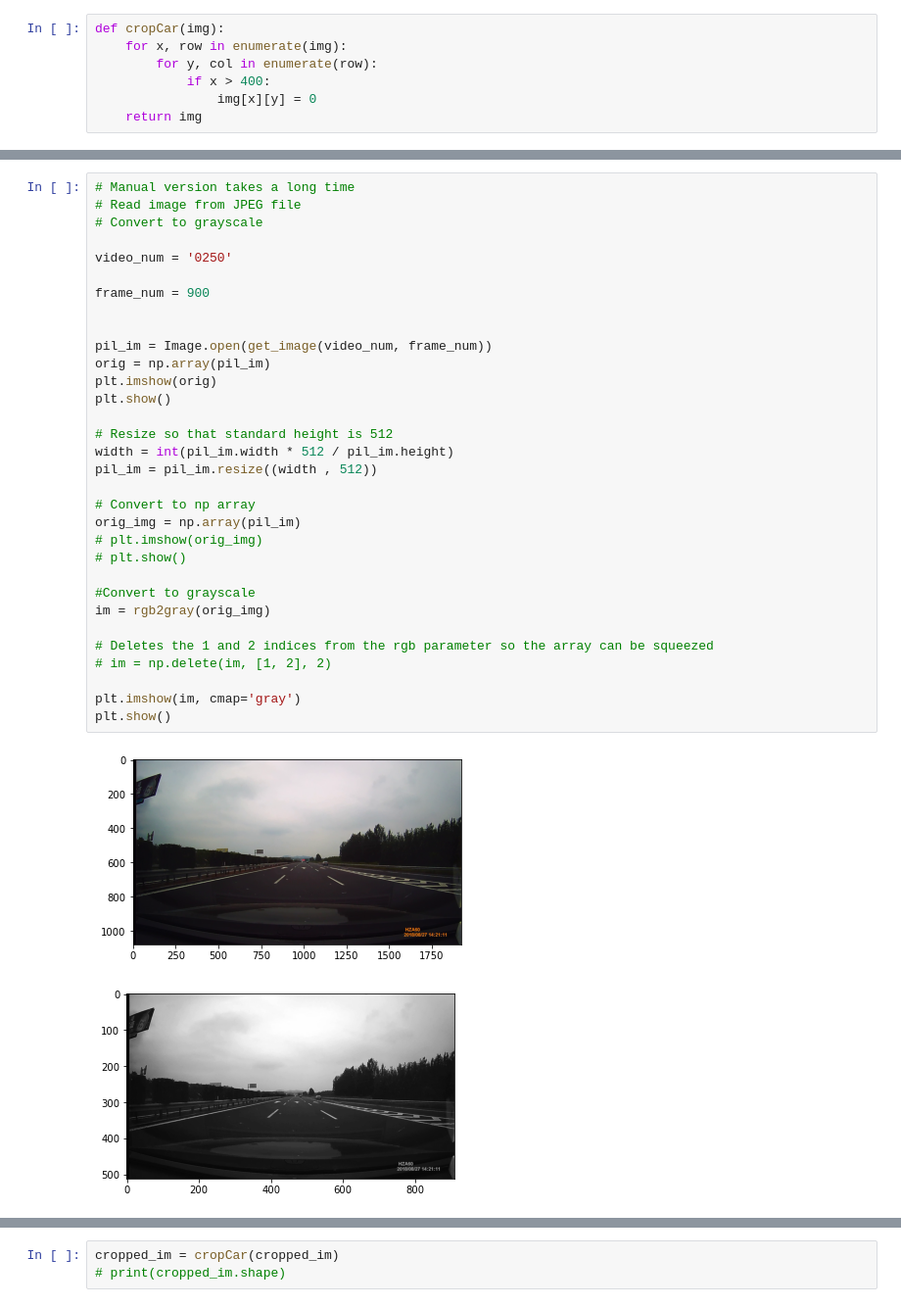
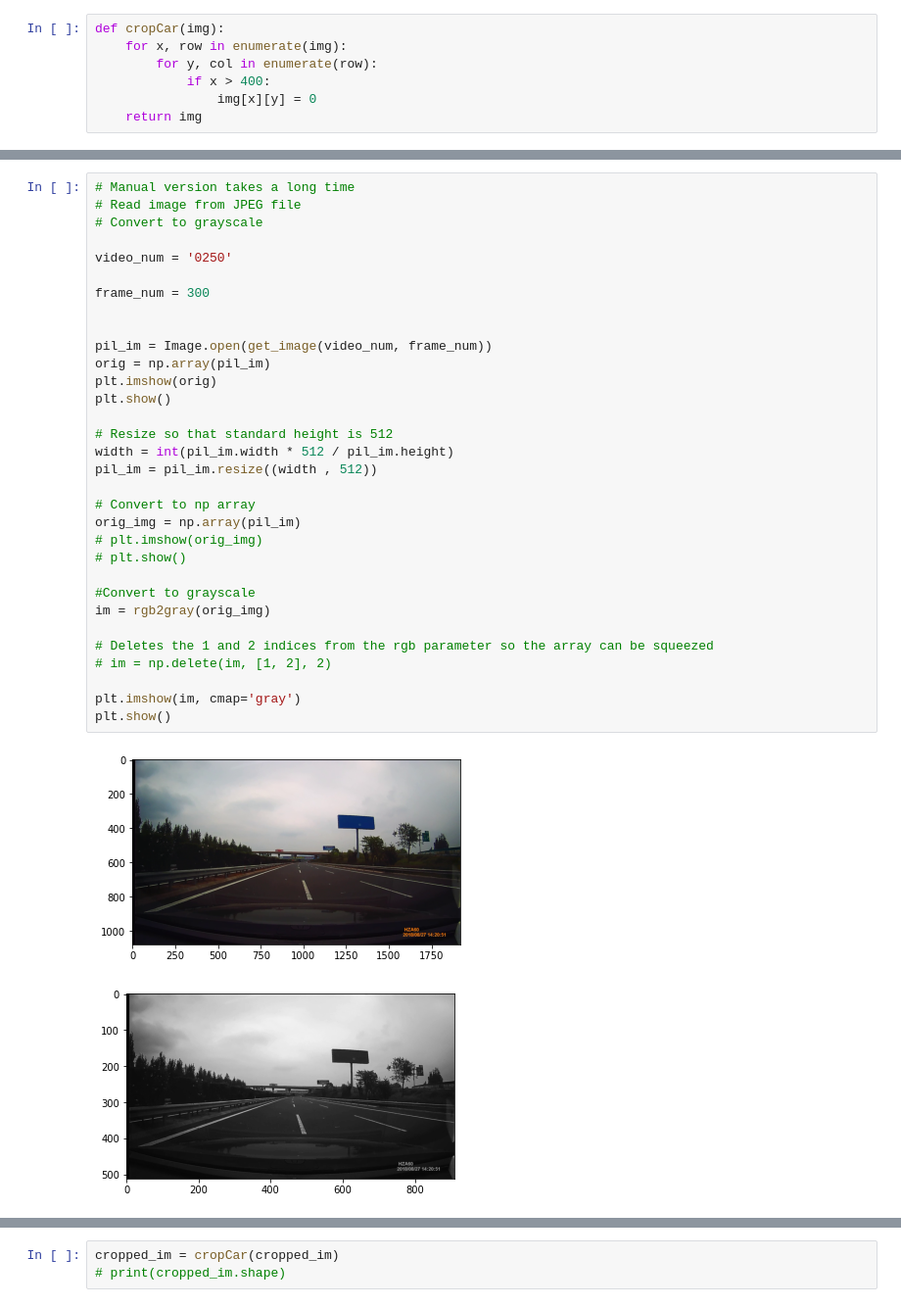
Before and after one commit to Beepbloop/lane_detection, a Jupyter notebook: Full_Pipline.ipynb, the cells around one changed output, grey strips where cells are left out. Shown at 98% size. Drawn from its saved outputs; the diff is of its cells as text.

```diff
--- a/Full_Pipline.ipynb
+++ b/Full_Pipline.ipynb
@@ -60,36 +142,36 @@ def cropCar(img):
 # Read image from JPEG file
 # Convert to grayscale
 
 video_num = '0250'
 
-frame_num = 900
+frame_num = 300
 
 
 pil_im = Image.open(get_image(video_num, frame_num))
 orig = np.array(pil_im)
 plt.imshow(orig)
 plt.show()
 
 # Resize so that standard height is 512
 width = int(pil_im.width * 512 / pil_im.height)
 pil_im = pil_im.resize((width , 512))
 
 # Convert to np array
 orig_img = np.array(pil_im)
 # plt.imshow(orig_img)
 # plt.show()
 
 #Convert to grayscale
 im = rgb2gray(orig_img)
 
 # Deletes the 1 and 2 indices from the rgb parameter so the array can be squeezed
 # im = np.delete(im, [1, 2], 2)
 
 plt.imshow(im, cmap='gray')
 plt.show()
 # %% [output]
-[figure, old version]
+[figure, new version]
-[figure, old version]
+[figure, new version]
 # %%
 # Squeeze the array into 2D space
 im = np.squeeze(im)
```
Also changed, not shown: parts of 21 cells of this notebook, 1 other file.
